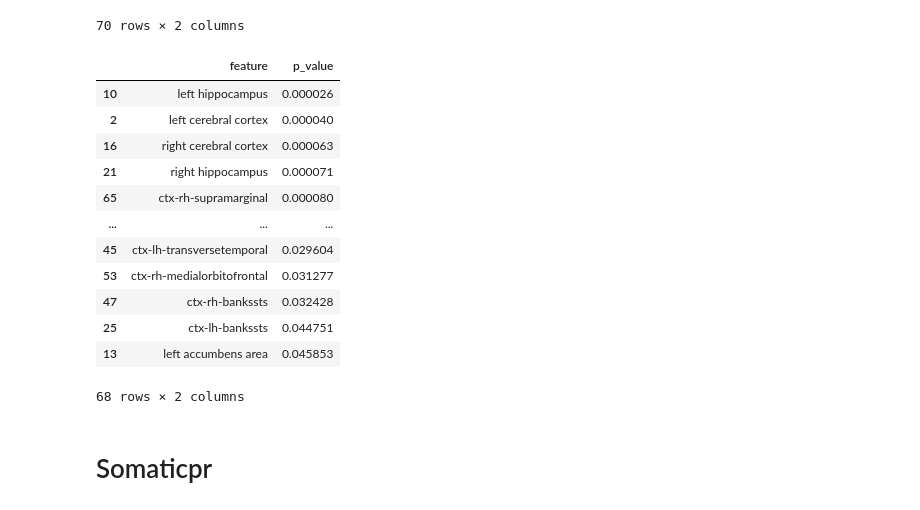
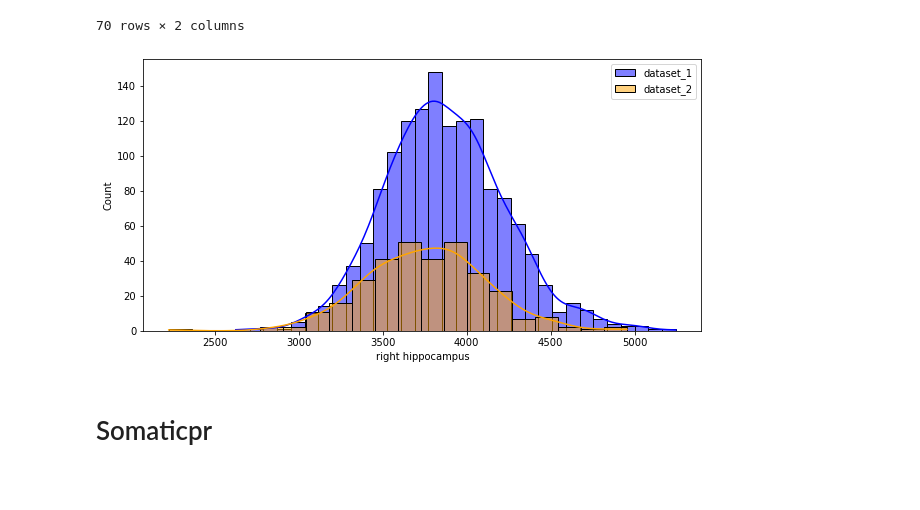
Before and after one commit to margotwagner/SynthSeg, a Jupyter notebook: abcd-code/analysis/mw-aseba-smri-rois.ipynb, the cells around one changed output. Saved outputs shown, nothing was run; the diff lists cells and outputs as text; code cells hidden in the pictures; blank space fills up the shorter version.

```diff
--- a/abcd-code/analysis/mw-aseba-smri-rois.ipynb
+++ b/abcd-code/analysis/mw-aseba-smri-rois.ipynb
@@ -75,14 +59,9 @@ Name: somaticpr_dsm5, dtype: int64
 # %%
 synthseg = SynthSeg(
     subjects=conduct.index,
-    run_qc=True,
-    run_qc_min_score=0.65,
-    run_qc_max_failed_regions=1,
+    run_qc=False,
 )
 
 print("Full synthseg shape", synthseg.df.shape)
-print("QC synthseg shape", synthseg.qc_df.shape)
-print()
-print("No. failed subj:", synthseg.df.shape[0] - synthseg.qc_df.shape[0])
 # %% [output]
 Full synthseg shape (1750, 101)
@@ -97,6 +73,7 @@ synthseg_conditions = StatisticalAnalysis(
     synthseg.df[synthseg_with_labels["conduct_dsm5"] == 0],
     synthseg.df[synthseg_with_labels["conduct_dsm5"] == 1],
     ind=True,
+    verbose=True,
 )
 synthseg_sig_vols, synthseg_all_stats = synthseg_conditions.compare()
 
@@ -115,32 +92,10 @@ synthseg_sig_vols
 | 27 | ctx-lh-caudalanteriorcingulate | 0.040869 |
 | 36 | ctx-lh-parsorbitalis | 0.047115 |
 70 rows × 2 columns
-# %%
-# Create overall df
-synthseg_qc_with_labels = synthseg.qc_df.join(conduct)
-
-synthseg_qc_conditions = StatisticalAnalysis(
-    synthseg.qc_df[synthseg_qc_with_labels["conduct_dsm5"] == 0],
-    synthseg.qc_df[synthseg_qc_with_labels["conduct_dsm5"] == 1],
-    ind=True,
-)
-synthseg_qc_sig_vols, synthseg_qc_all_stats = synthseg_qc_conditions.compare()
-
-synthseg_qc_sig_vols
-# %% [output]
-|  | feature | p_value |
-| 10 | left hippocampus | 0.000026 |
-| 2 | left cerebral cortex | 0.000040 |
-| 16 | right cerebral cortex | 0.000063 |
-| 21 | right hippocampus | 0.000071 |
-| 65 | ctx-rh-supramarginal | 0.000080 |
-| ... | ... | ... |
-| 45 | ctx-lh-transversetemporal | 0.029604 |
-| 53 | ctx-rh-medialorbitofrontal | 0.031277 |
-| 47 | ctx-rh-bankssts | 0.032428 |
-| 25 | ctx-lh-bankssts | 0.044751 |
-| 13 | left accumbens area | 0.045853 |
-68 rows × 2 columns
+# %%
+synthseg_conditions.plot_hist("right hippocampus")
+# %% [output]
+[figure, added]
 # %% [markdown]
 # Somaticpr
 # %%
```
Also changed, not shown: parts of 17 cells of this notebook, 2 other files.
